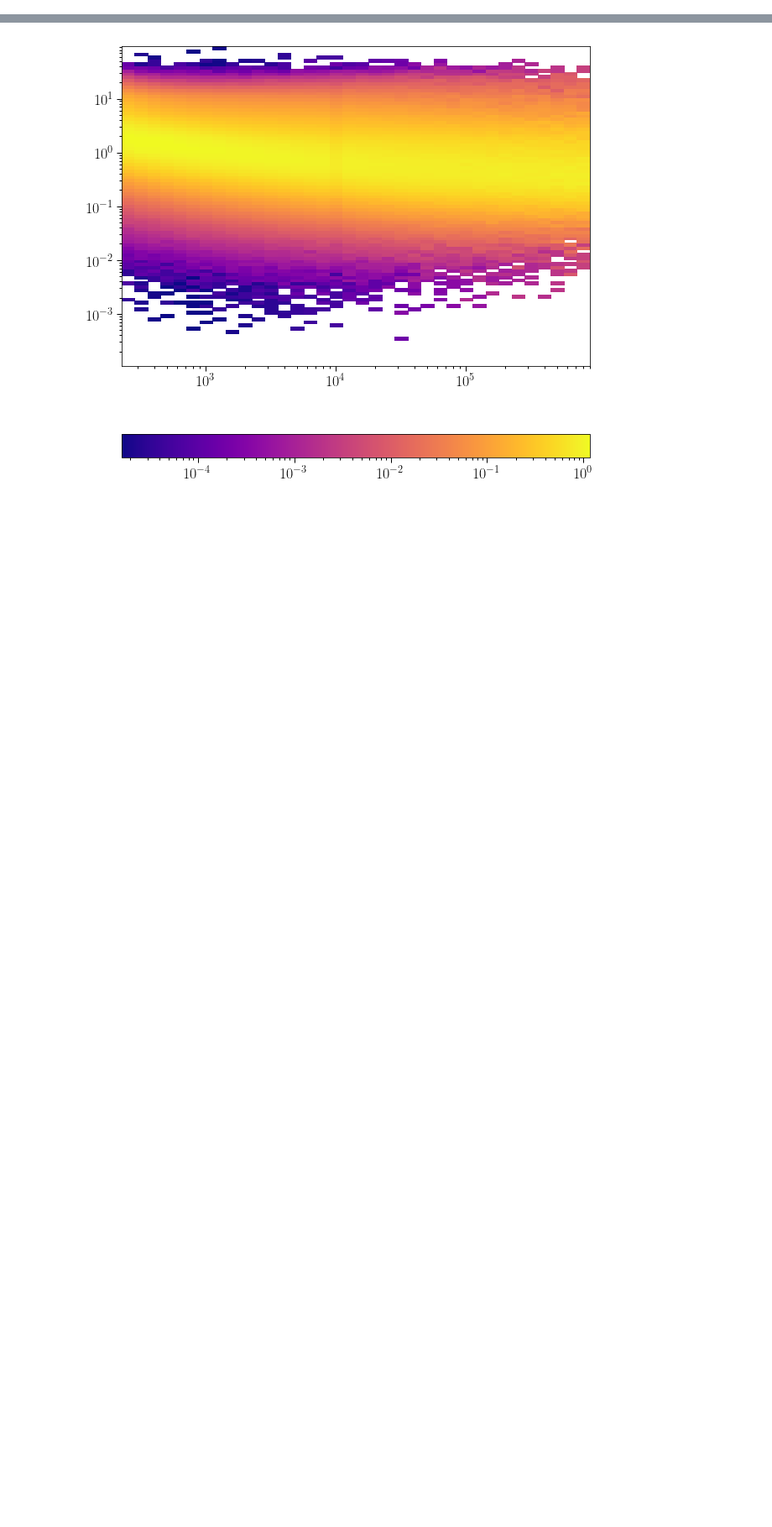
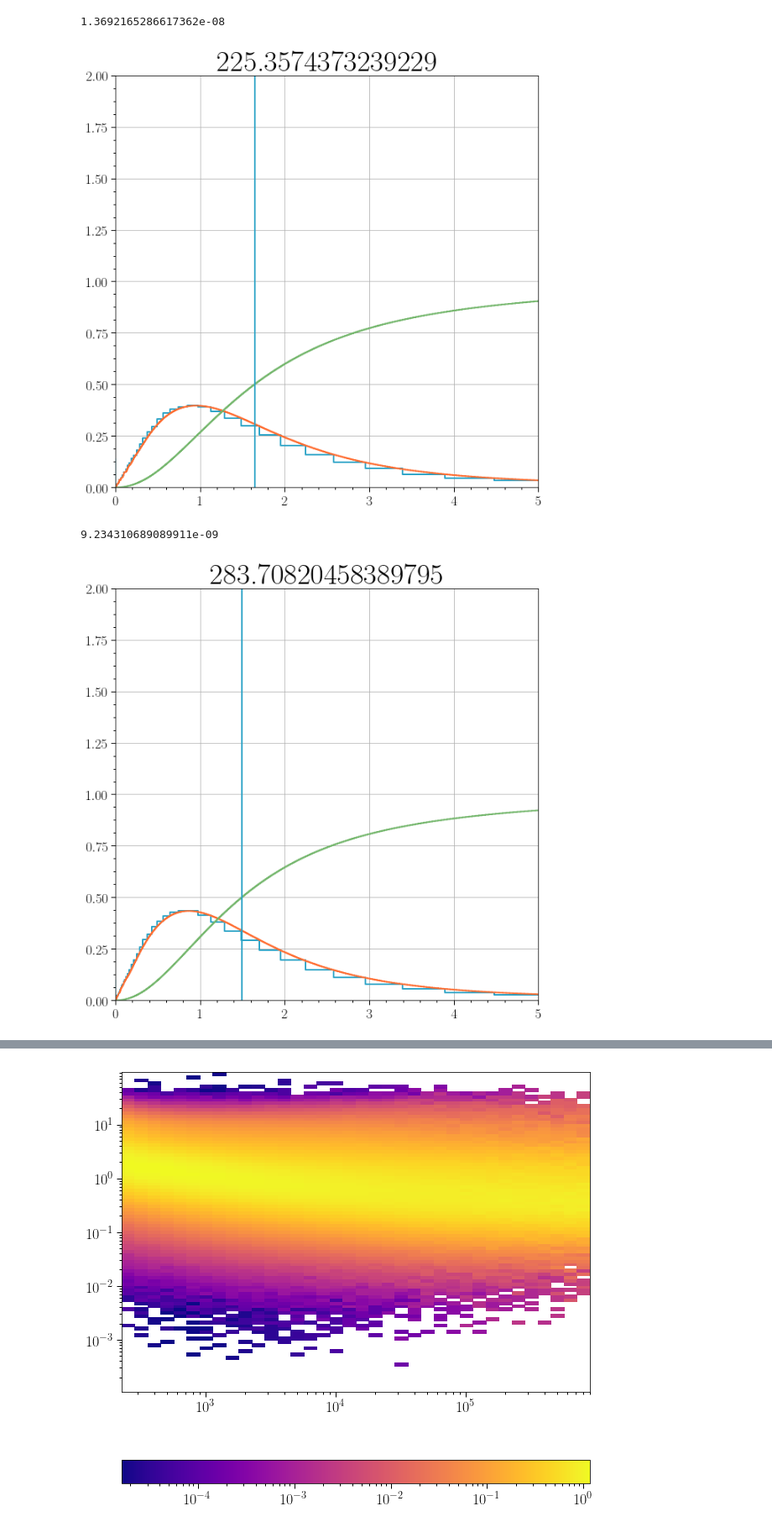
Before and after one commit to jlazar17/solar_WIMP, a Jupyter notebook: resolution_plots.ipynb, the cells around one changed output, grey strips where cells are left out. Shown at 84% size. Drawn from its saved outputs; the diff is of its cells as text; code cells hidden in the pictures; blank space fills up the shorter version.

```diff
--- a/resolution_plots.ipynb
+++ b/resolution_plots.ipynb
@@ -57,3 +57,60 @@ def maxwell(x, a):
     return 4. / (np.sqrt(np.pi)*a**3)*x**2*np.exp(-x**2)
 # %%
 opening_angles = np.degrees(opening_angle(nuZens, nuAzs, recoZens, recoAzs))
+# %%
+# e_cents = (e_bins[:-1]+e_bins[1:])/2
+med_error = []
+norms     = []
+for j, arr in enumerate(h[0][3:]):
+
+    i0, i1 = get_zeros_outta_there(arr)
+    arr    = np.concatenate([np.ones(i0), arr[i0:i1], np.ones(len(arr)-i1)])
+    delta_psi_centers_good = delta_psi_centers[i0:i1]
+
+    dn_dtheta = arr / np.log(10) / delta_psi_centers
+
+    f   = UnivariateSpline(np.log10(delta_psi_centers), np.log10(dn_dtheta), k=5, s=1e-3)
+#     f   = UnivariateSpline(np.log10(delta_psi_centers), np.log10(dn_dtheta), k=5, s=1e-5)
+
+
+    def dn_dtheta_interp(x):
+        logx = f(np.log10(x))
+        return np.power(10, logx)
+
+    def cdf(y, norm):
+
+        i = integrate.quad(lambda x: np.exp(x)*dn_dtheta_interp(np.exp(x)), np.log(delta_psi_centers_good)[0], np.log(y))
+        return i[0] / norm
+
+    i = integrate.quad(lambda x: np.exp(x)*dn_dtheta_interp(np.exp(x)), np.log(delta_psi_centers_good)[0], np.log(delta_psi_centers_good)[-1])
+
+
+    print(i[1] / i[0])
+    norm = i[0]
+    norms.append(norm)
+
+    xx = np.logspace(np.log10(delta_psi_centers_good[0]), np.log10(delta_psi_centers_good[-1]), 1001)
+    yy = [cdf(x, norm) for x in xx]
+    spline = dn_dtheta_interp(xx)
+
+    p      = (spline[1:]+spline[:-1])/2*(xx[1:]-xx[:-1])/norm / sum((spline[1:]+spline[:-1])/2*(xx[1:]-xx[:-1])/norm)
+    median = np.median(np.random.choice((xx[1:]+xx[:-1])/2, 10000, p=p))
+    med_error.append(median)
+
+    plt.step(delta_psi_centers, dn_dtheta / norm)
+    plt.step(xx,spline / norm)
+    plt.step(xx,yy)
+#     plt.semilogx()
+
+    plt.axvline(median)
+
+    plt.title(nue_cents[j+3])
+    plt.xlim(1e-3,5)
+    plt.ylim(0,2)
+    plt.grid()
+    plt.show()
+# %% [output]
+1.3692165286617362e-08
+[figure, added]
+9.234310689089911e-09
+[figure, added]
```
Also changed, not shown: parts of 16 cells of this notebook.
